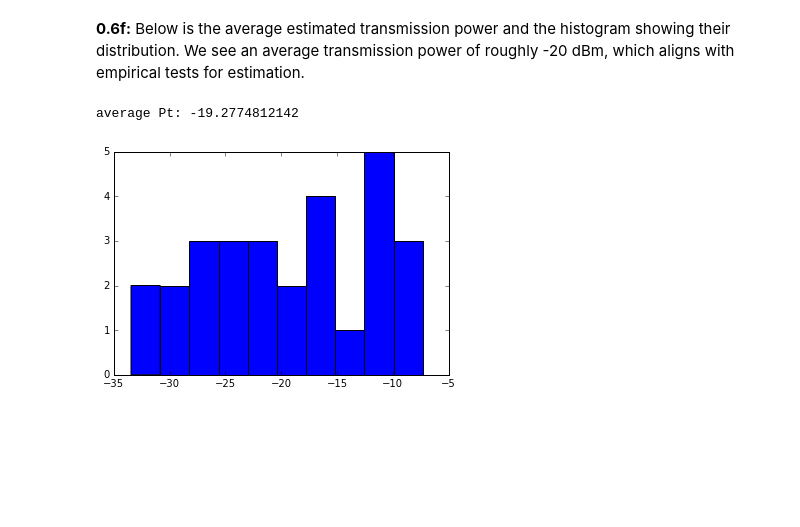
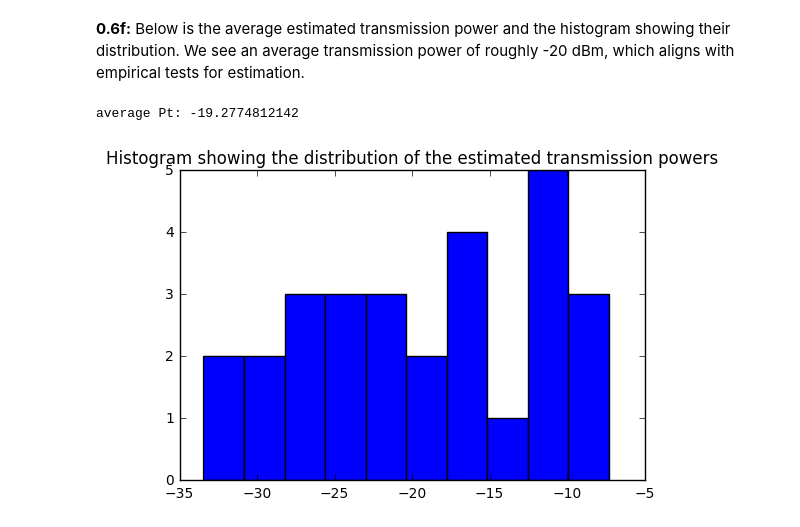
Before and after one commit to S3BASTI3N/WifiTracking, a Jupyter notebook: WifiTracking.ipynb, the cells around one changed output. Saved outputs shown, nothing was run; the diff lists cells and outputs as text; code cells hidden in the pictures; blank space fills up the shorter version.

```diff
--- a/WifiTracking.ipynb
+++ b/WifiTracking.ipynb
@@ -788,8 +787,9 @@ print(np.mean(stdsy)/2)
 # %%
 print("average Pt:", np.mean(Pts))
 
 plt.hist(Pts)
+plt.title('Histogram showing the distribution of the estimated transmission powers')
 plt.show()
 # %% [output]
 average Pt: -19.2774812142
-[figure, old version]
+[figure, new version]
```
Also changed, not shown: parts of 21 cells of this notebook.
